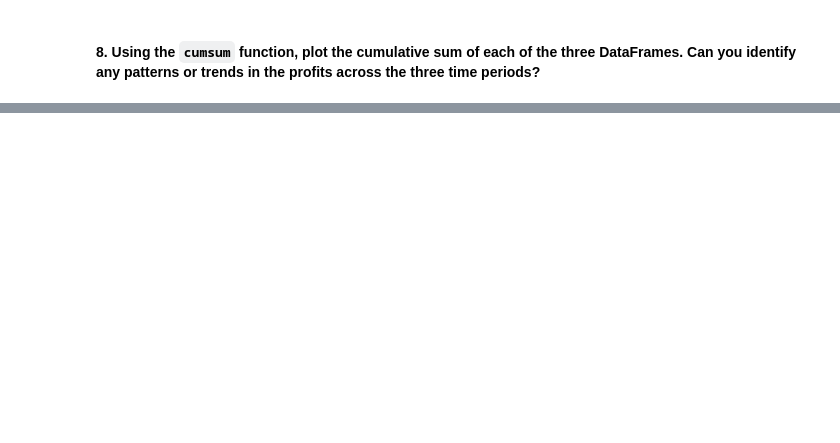
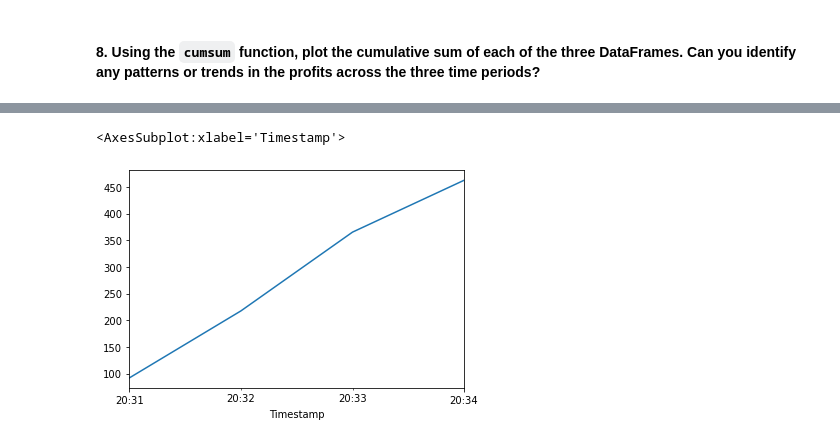
Before and after one commit to jake-viss/UW_Fintech_Challenge_3, a Jupyter notebook: crypto_arbitrage.ipynb, the cells around one changed output, grey strips where cells are left out. Cells and saved outputs as stored; diff of their text form; code cells hidden in the pictures; blank space fills up the shorter version.

```diff
--- a/crypto_arbitrage.ipynb
+++ b/crypto_arbitrage.ipynb
@@ -529,0 +771,9 @@ cumulative_profit_early = # YOUR CODE HERE
+# %%
+# Use the cumsum function to calculate the cumulative profits over time for the late profit per trade DataFrame
+cumulative_profit_late = profit_per_trade_late.cumsum()
+# %%
+# Plot the cumulative sum of profits for the late profit per trade DataFrame
+cumulative_profit_late.plot()
+# %% [output]
+<AxesSubplot:xlabel='Timestamp'>
+[figure, added]
```
Also changed, not shown: parts of 23 cells of this notebook.
